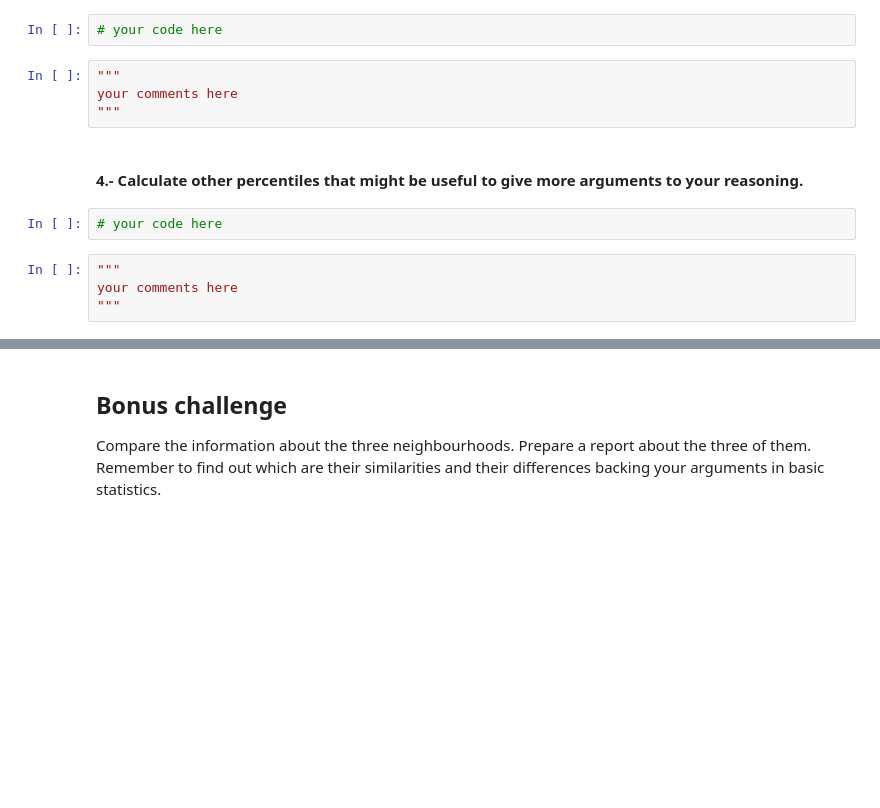
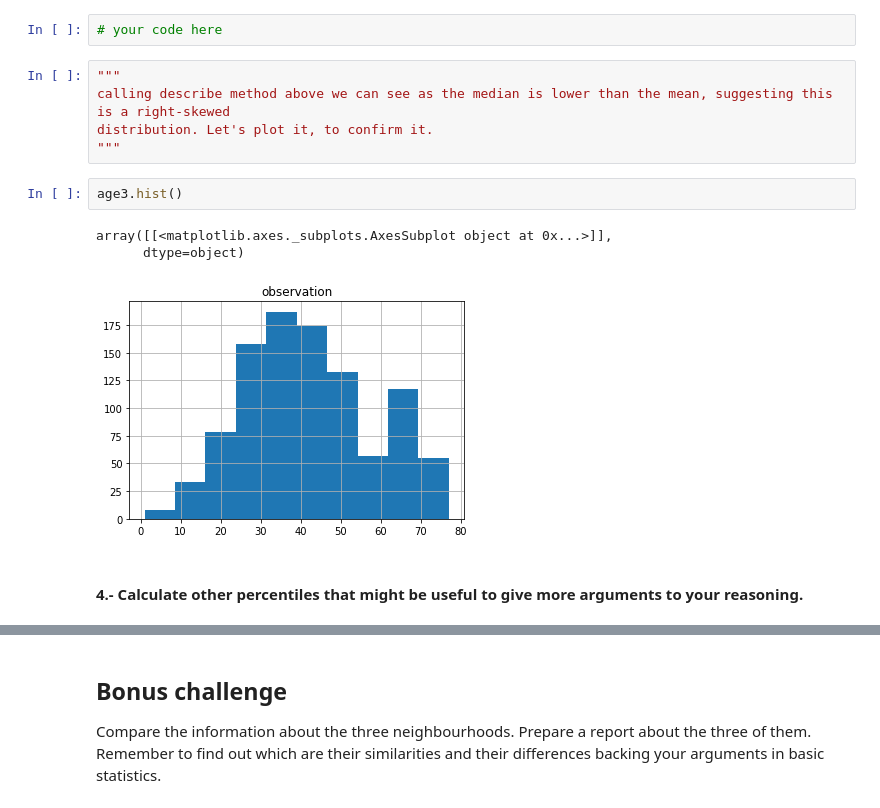
Before and after one commit to ta-data-bcn/descriptive-stats, a Jupyter notebook: your-code/main.ipynb, the cells around one changed output, grey strips where cells are left out. Cells and saved outputs as stored; diff of their text form; blank space fills up the shorter version.

```diff
--- a/your-code/main.ipynb
+++ b/your-code/main.ipynb
@@ -459,15 +459,16 @@ This is because there is higher concentration of observations away from the samp
 #### 3.- Calculate the four quartiles. Use the results to explain your reasoning for question in step 2. How much of a difference is there between the median and the mean?
 # %%
 # your code here
-# %%
-"""
-your comments here
-"""
+# %%
+"""
+calling describe method above we can see as the median is lower than the mean, suggesting this is a right-skewed
+distribution. Let's plot it, to confirm it.
+"""
+# %%
+age3.hist()
+# %% [output]
+array([[<matplotlib.axes._subplots.AxesSubplot object at 0x...>]],
+      dtype=object)
+[figure, added]
 # %% [markdown]
 #### 4.- Calculate other percentiles that might be useful to give more arguments to your reasoning.
-# %%
-# your code here
-# %%
-"""
-your comments here
-"""
```
Also changed, not shown: parts of 4 cells of this notebook.
